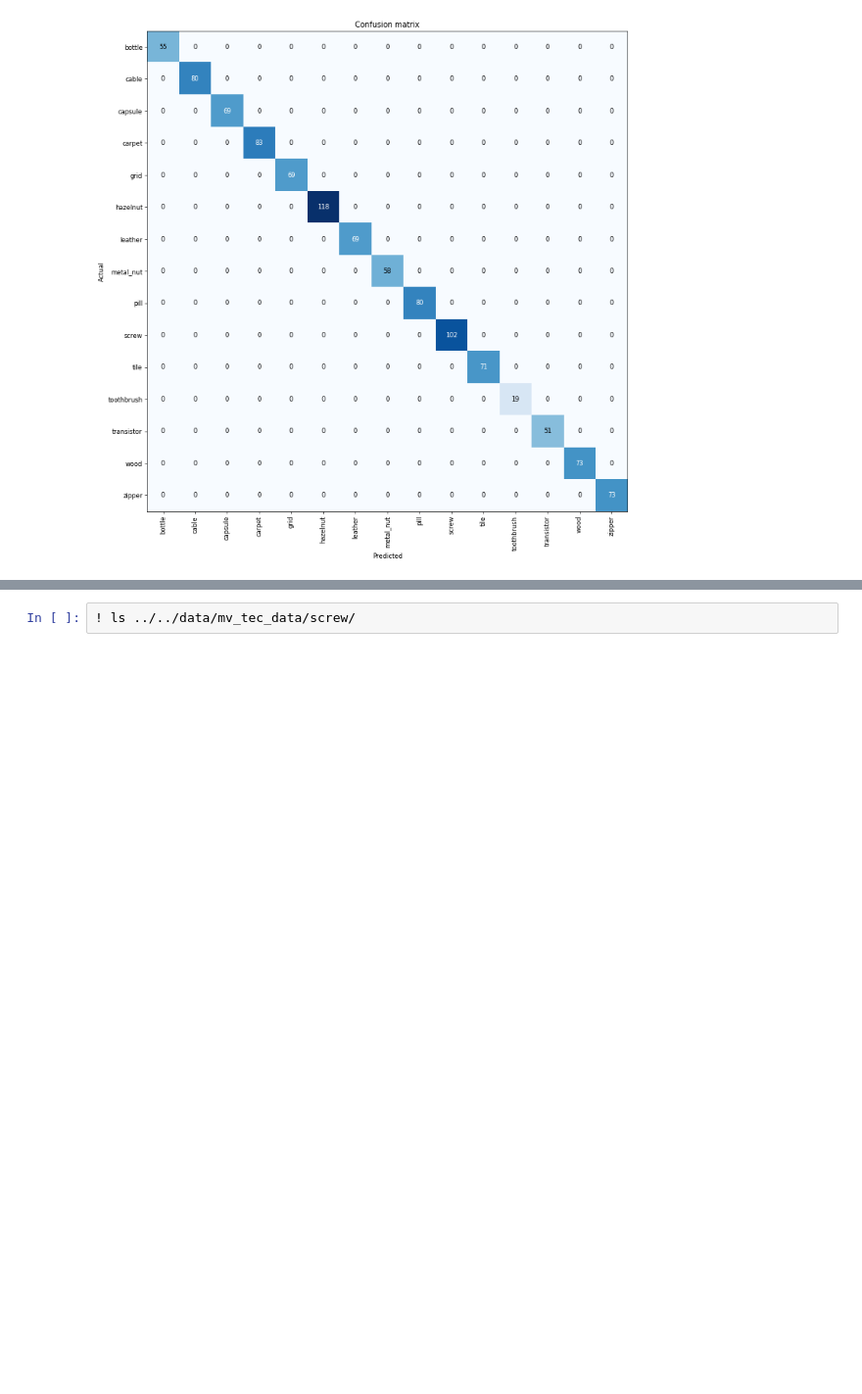
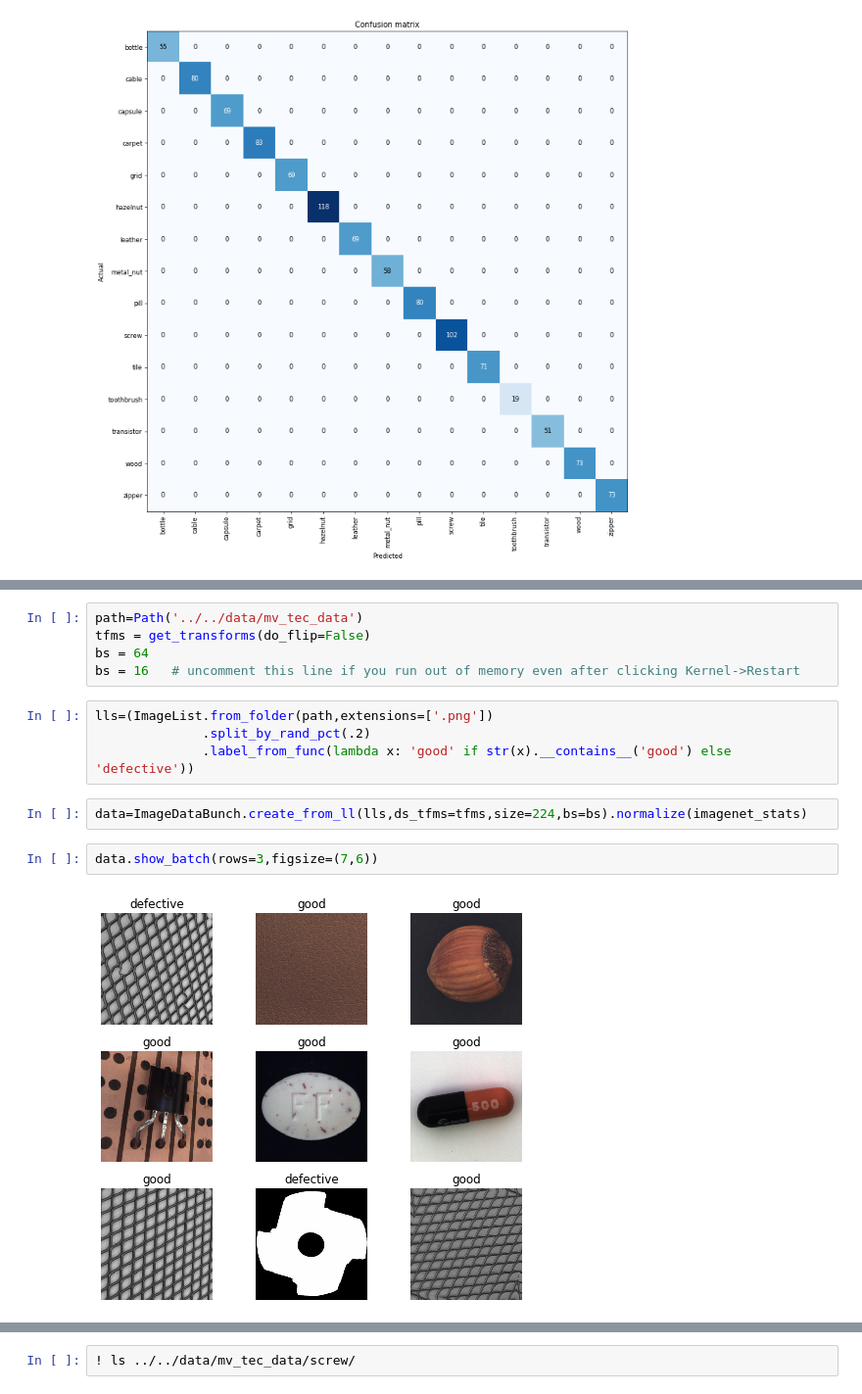
Before and after one commit to josiahls/FastaiWorkshop, a Jupyter notebook: fastai_worshop/notebooks/Part 2 [Basic Image Classification].ipynb, the cells around one changed output, grey strips where cells are left out. Shown at 98% size. Drawn from its saved outputs; the diff is of its cells as text; blank space fills up the shorter version.

Commit message:
Added: - slide updates - defect vs good classification in Part 2 notebook

```diff
--- a/fastai_worshop/notebooks/Part 2 [Basic Image Classification].ipynb
+++ b/fastai_worshop/notebooks/Part 2 [Basic Image Classification].ipynb
@@ -144,0 +155,15 @@ interp.plot_confusion_matrix(figsize=(12,12), dpi=60)
+# %%
+path=Path('../../data/mv_tec_data')
+tfms = get_transforms(do_flip=False)
+bs = 64
+bs = 16   # uncomment this line if you run out of memory even after clicking Kernel->Restart
+# %%
+lls=(ImageList.from_folder(path,extensions=['.png'])
+              .split_by_rand_pct(.2)
+              .label_from_func(lambda x: 'good' if str(x).__contains__('good') else 'defective'))
+# %%
+data=ImageDataBunch.create_from_ll(lls,ds_tfms=tfms,size=224,bs=bs).normalize(imagenet_stats)
+# %%
+data.show_batch(rows=3,figsize=(7,6))
+# %% [output]
+[figure, added]
```
Also changed, not shown: parts of 17 cells of this notebook, 3 other files.
